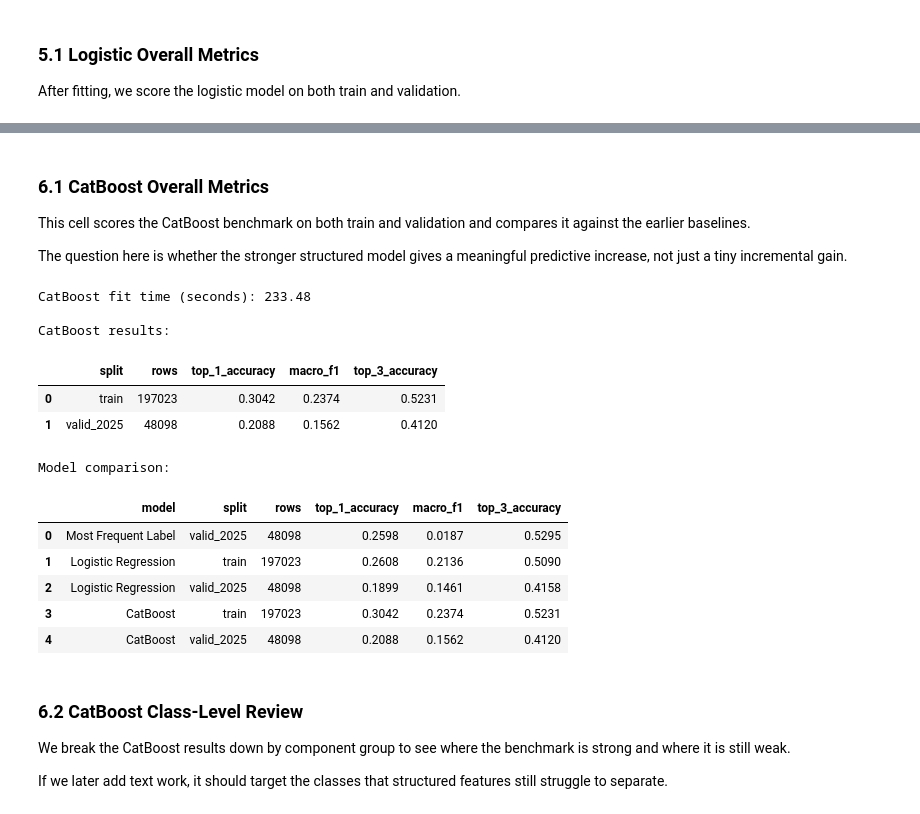
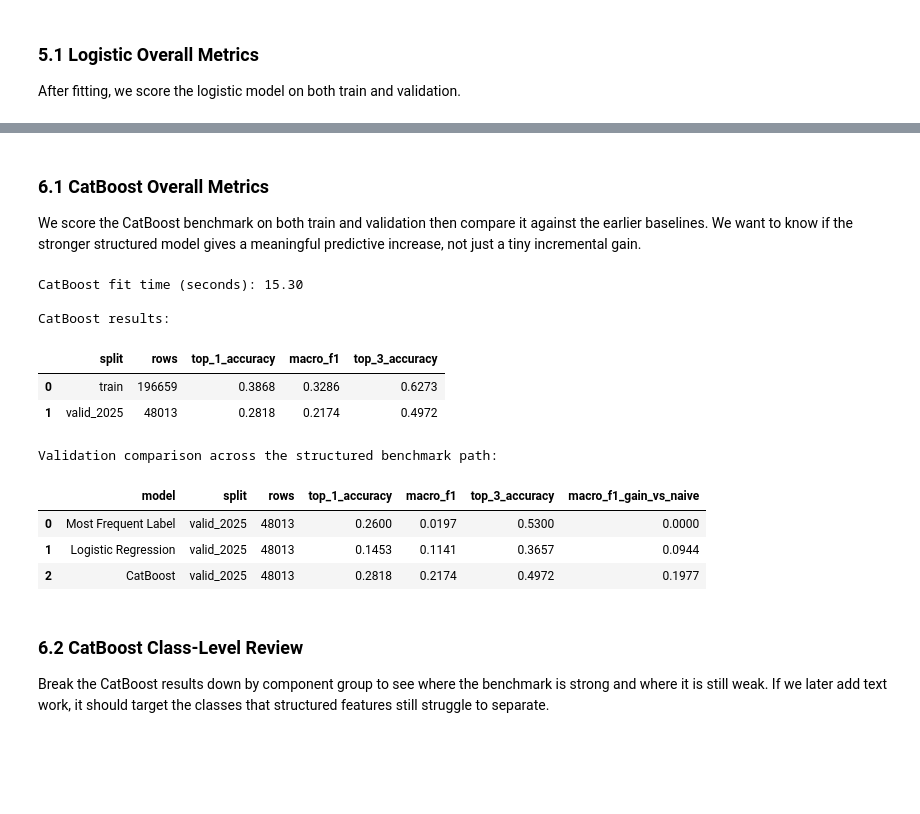
Before and after one commit to DavisM1212/NHTSA-ODI-Complaint-Analytics, a Jupyter notebook: notebooks/Component_Modeling.ipynb, the cells around one changed output, grey strips where cells are left out. Saved outputs shown, nothing was run; the diff lists cells and outputs as text; code cells hidden in the pictures; blank space fills up the shorter version.

```diff
--- a/notebooks/Component_Modeling.ipynb
+++ b/notebooks/Component_Modeling.ipynb
@@ -273,7 +358,7 @@ cat_pipe = Pipeline([
 # Imputation and scaling pipeline for numeric features
 num_pipe = Pipeline([
     ('imputer', SimpleImputer(strategy='median')),
-    ('scaler', StandardScaler())
+    ('scaler', StandardScaler(with_mean=False))
 ])
 
 # Column transformer to divert columns to correct pipeline
@@ -284,13 +369,14 @@ prep = ColumnTransformer([
 
 # Logistic regression pipeline to prevent leakage
 logit_model = Pipeline([
-        ('prep', prep),
-        ('model', LogisticRegression(
-            solver='saga',
-            class_weight='balanced',
-            max_iter=300,
-            random_state=RANDOM_SEED
-        ))
+    ('prep', prep),
+    ('model', LogisticRegression(
+        solver='saga',
+        class_weight='balanced',
+        max_iter=300,
+        tol=5e-3,
+        random_state=RANDOM_SEED
+    ))
 ])
 
 start = perf_counter()
@@ -458,13 +541,17 @@ cat_model = CatBoostClassifier(
     loss_function='MultiClass',
     eval_metric='MultiClass',
     auto_class_weights='Balanced',
-    iterations=100,
-    learning_rate=0.12,
-    depth=5,
-    l2_leaf_reg=6,
+    bootstrap_type='Bernoulli',
+    iterations=250,
+    learning_rate=0.08,
+    depth=8,
+    l2_leaf_reg=6.0,
+    subsample=0.8,
     random_seed=RANDOM_SEED,
     allow_writing_files=False,
-    verbose=25
+    verbose=25,
+    task_type='GPU',
+    devices='0'
 )
 
 start = perf_counter()
@@ -474,7 +561,7 @@ cat_model.fit(
     cat_features=CAT_COLS,
     eval_set=(X_valid_cat, y_valid),
     use_best_model=True,
-    early_stopping_rounds=25
+    early_stopping_rounds=30
 )
 cat_fit_seconds = perf_counter() - start
 cat_fit_seconds
@@ -491,9 +584,7 @@ bestIteration = 99
 # %% [markdown]
 ### 6.1 CatBoost Overall Metrics
 
-This cell scores the CatBoost benchmark on both train and validation and compares it against the earlier baselines.
-
-The question here is whether the stronger structured model gives a meaningful predictive increase, not just a tiny incremental gain.
+We score the CatBoost benchmark on both train and validation then compare it against the earlier baselines. We want to know if the stronger structured model gives a meaningful predictive increase, not just a tiny incremental gain.
 # %%
 cat_train_pred = pd.Series(cat_model.predict(X_train_cat).ravel(), index=y_train.index)
 cat_train_proba = cat_model.predict_proba(X_train_cat)
@@ -504,51 +595,51 @@ cat_classes = cat_model.classes_
 catboost_results = pd.DataFrame([
     score_split('train', y_train, cat_train_pred, cat_train_proba, cat_classes),
     score_split('valid_2025', y_valid, cat_valid_pred, cat_valid_proba, cat_classes)
 ])
 
 naive_compare = pd.DataFrame([
     {
         'model': 'Most Frequent Label',
         'split': 'valid_2025',
         'rows': int(len(y_valid)),
         'top_1_accuracy': round(accuracy_score(y_valid, naive_pred), 4),
         'macro_f1': round(f1_score(y_valid, naive_pred, average='macro'), 4),
         'top_3_accuracy': round(y_valid.isin(top3_labels).mean(), 4)
     }
 ])
 
 logit_compare = baseline_results.copy()
 logit_compare.insert(0, 'model', 'Logistic Regression')
 catboost_compare = catboost_results.copy()
 catboost_compare.insert(0, 'model', 'CatBoost')
 model_compare = pd.concat([naive_compare, logit_compare, catboost_compare], ignore_index=True)
 
+valid_compare = model_compare.loc[model_compare['split'].eq('valid_2025')].copy().reset_index(drop=True)
+naive_macro_f1 = float(valid_compare.loc[valid_compare['model'].eq('Most Frequent Label'), 'macro_f1'].iloc[0])
+valid_compare['macro_f1_gain_vs_naive'] = (valid_compare['macro_f1'] - naive_macro_f1).round(4)
+
 print(f"CatBoost fit time (seconds): {cat_fit_seconds:.2f}")
 print("\nCatBoost results:")
 display(catboost_results)
 
-print("\nModel comparison:")
-display(model_compare)
+print("\nValidation comparison across the structured benchmark path:")
+display(valid_compare)
 # %% [output]
-CatBoost fit time (seconds): 233.48
+CatBoost fit time (seconds): 15.30
 
 CatBoost results:
 |  | split | rows | top_1_accuracy | macro_f1 | top_3_accuracy |
-| 0 | train | 197023 | 0.3042 | 0.2374 | 0.5231 |
-| 1 | valid_2025 | 48098 | 0.2088 | 0.1562 | 0.4120 |
+| 0 | train | 196659 | 0.3868 | 0.3286 | 0.6273 |
+| 1 | valid_2025 | 48013 | 0.2818 | 0.2174 | 0.4972 |
-Model comparison:
+Validation comparison across the structured benchmark path:
-|  | model | split | rows | top_1_accuracy | macro_f1 | top_3_accuracy |
-| 0 | Most Frequent Label | valid_2025 | 48098 | 0.2598 | 0.0187 | 0.5295 |
-| 1 | Logistic Regression | train | 197023 | 0.2608 | 0.2136 | 0.5090 |
-| 2 | Logistic Regression | valid_2025 | 48098 | 0.1899 | 0.1461 | 0.4158 |
-| 3 | CatBoost | train | 197023 | 0.3042 | 0.2374 | 0.5231 |
-| 4 | CatBoost | valid_2025 | 48098 | 0.2088 | 0.1562 | 0.4120 |
+|  | model | split | rows | top_1_accuracy | macro_f1 | top_3_accuracy | macro_f1_gain_vs_naive |
+| 0 | Most Frequent Label | valid_2025 | 48013 | 0.2600 | 0.0197 | 0.5300 | 0.0000 |
+| 1 | Logistic Regression | valid_2025 | 48013 | 0.1453 | 0.1141 | 0.3657 | 0.0944 |
+| 2 | CatBoost | valid_2025 | 48013 | 0.2818 | 0.2174 | 0.4972 | 0.1977 |
 # %% [markdown]
 ### 6.2 CatBoost Class-Level Review
 
-We break the CatBoost results down by component group to see where the benchmark is strong and where it is still weak.
-
-If we later add text work, it should target the classes that structured features still struggle to separate.
+Break the CatBoost results down by component group to see where the benchmark is strong and where it is still weak. If we later add text work, it should target the classes that structured features still struggle to separate.
 # %%
 cat_precision, cat_recall, cat_f1, cat_support = precision_recall_fscore_support(
     y_valid,
```
Also changed, not shown: parts of 20 cells of this notebook, 4 other files.
